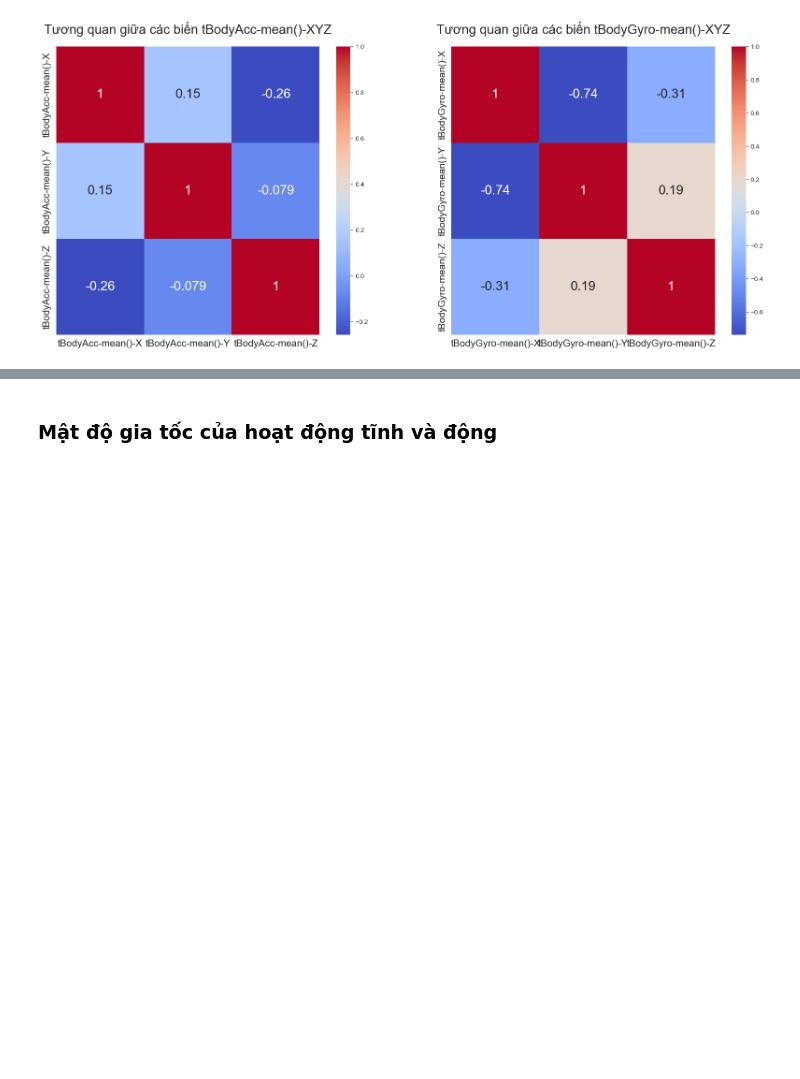
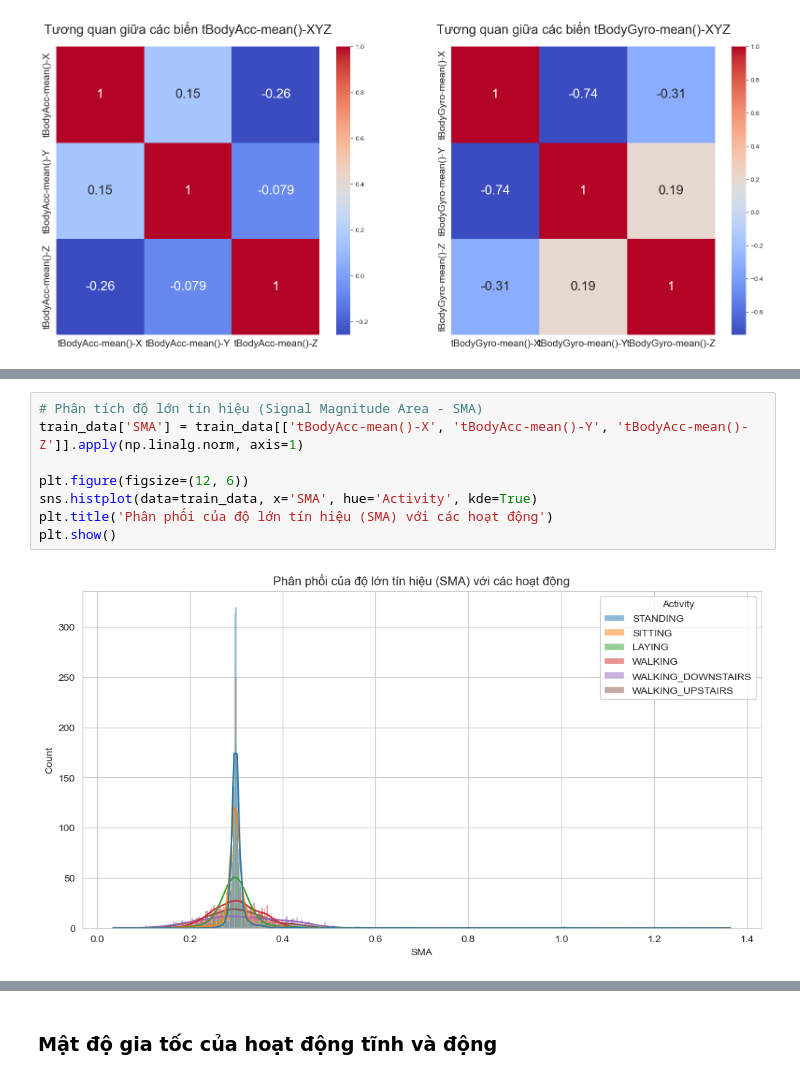
Before and after one commit to NghiaNguyen04/Human-Activity-Recognition-with-Smartphones, a Jupyter notebook: notebooks/EDA/EDA.ipynb, the cells around one changed output, grey strips where cells are left out. Drawn from its saved outputs; the diff is of its cells as text; blank space fills up the shorter version.

```diff
--- a/notebooks/EDA/EDA.ipynb
+++ b/notebooks/EDA/EDA.ipynb
@@ -322,0 +285,10 @@ plt.show()
+# %%
+# Phân tích độ lớn tín hiệu (Signal Magnitude Area - SMA)
+train_data['SMA'] = train_data[['tBodyAcc-mean()-X', 'tBodyAcc-mean()-Y', 'tBodyAcc-mean()-Z']].apply(np.linalg.norm, axis=1)
+
+plt.figure(figsize=(12, 6))
+sns.histplot(data=train_data, x='SMA', hue='Activity', kde=True)
+plt.title('Phân phối của độ lớn tín hiệu (SMA) với các hoạt động')
+plt.show()
+# %% [output]
+[figure, added]
```
Also changed, not shown: parts of 9 cells of this notebook.
